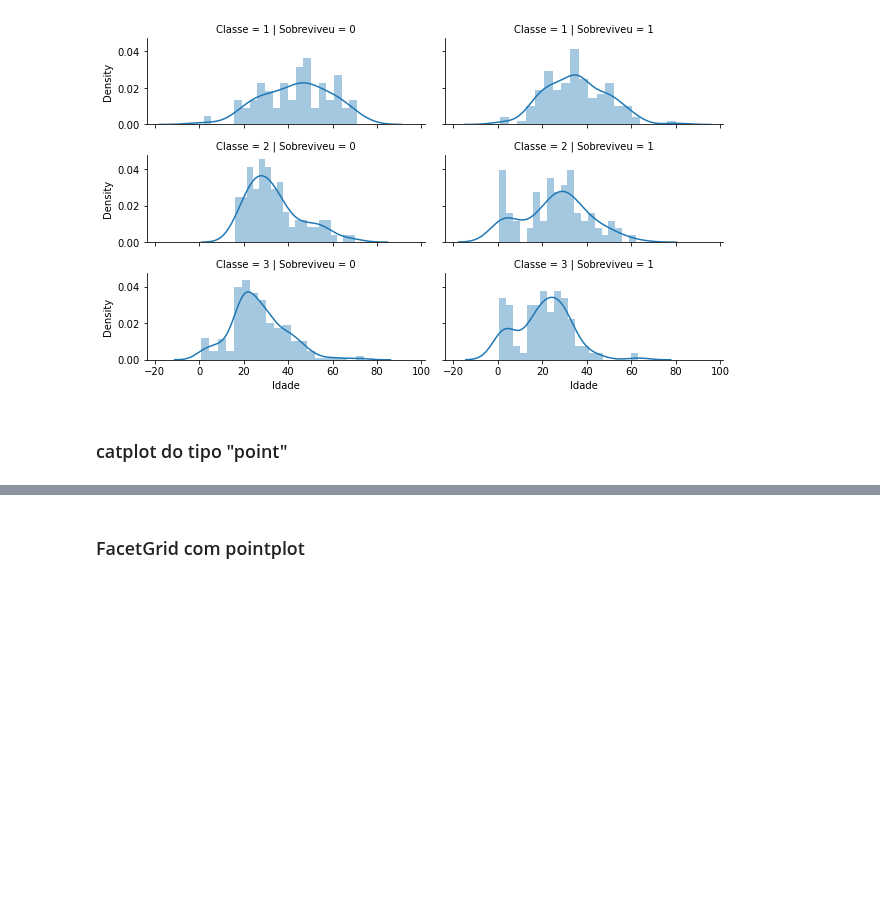
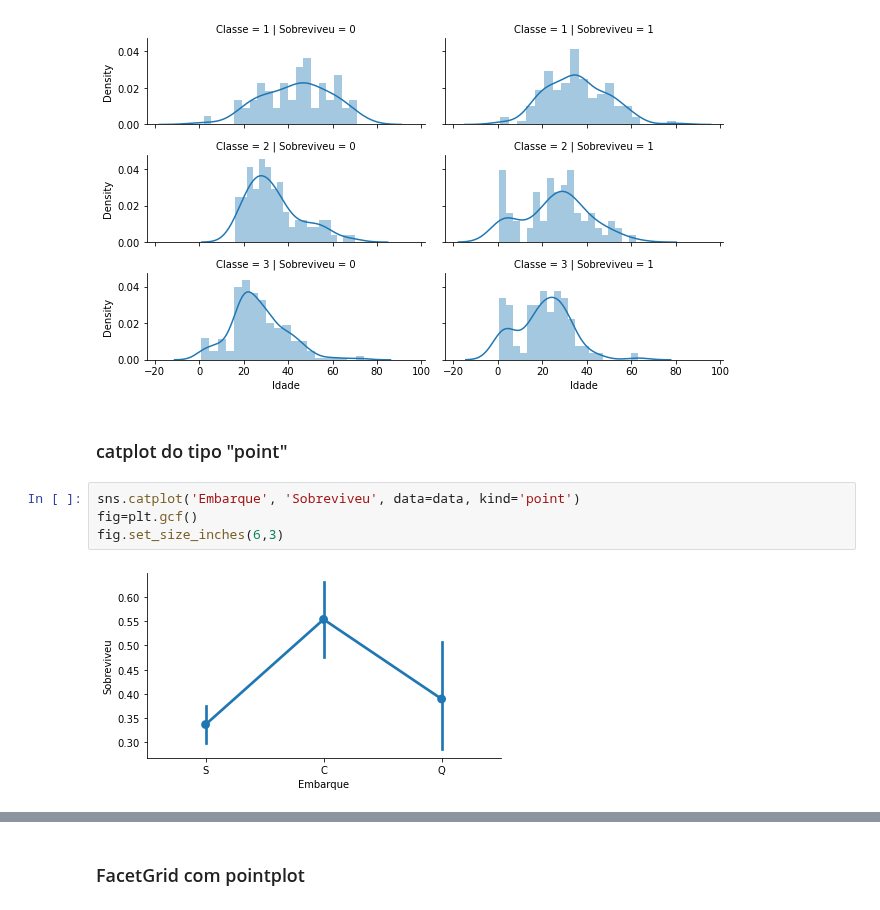
Before and after one commit to lucasabrantes1/studySpace, a Jupyter notebook: Udemy/DataScienceeMachineLearningcomEstatísticaePython/05 - Visualizacao de Dados/Visualização de Dados - Vazio.ipynb, the cells around one changed output, grey strips where cells are left out. Saved outputs shown, nothing was run; the diff lists cells and outputs as text; blank space fills up the shorter version.

Commit message:
catplot do tipo point

```diff
--- a/Udemy/DataScienceeMachineLearningcomEstatísticaePython/05 - Visualizacao de Dados/Visualização de Dados - Vazio.ipynb
+++ b/Udemy/DataScienceeMachineLearningcomEstatísticaePython/05 - Visualizacao de Dados/Visualização de Dados - Vazio.ipynb
@@ -179,3 +179,9 @@ g.map(sns.distplot, 'Idade', bins=20)
 [figure]
 # %% [markdown]
 ### catplot do tipo "point"
+# %%
+sns.catplot('Embarque', 'Sobreviveu', data=data, kind='point')
+fig=plt.gcf()
+fig.set_size_inches(6,3)
+# %% [output]
+[figure, added]
```
Also changed, not shown: parts of 1 cell of this notebook.
